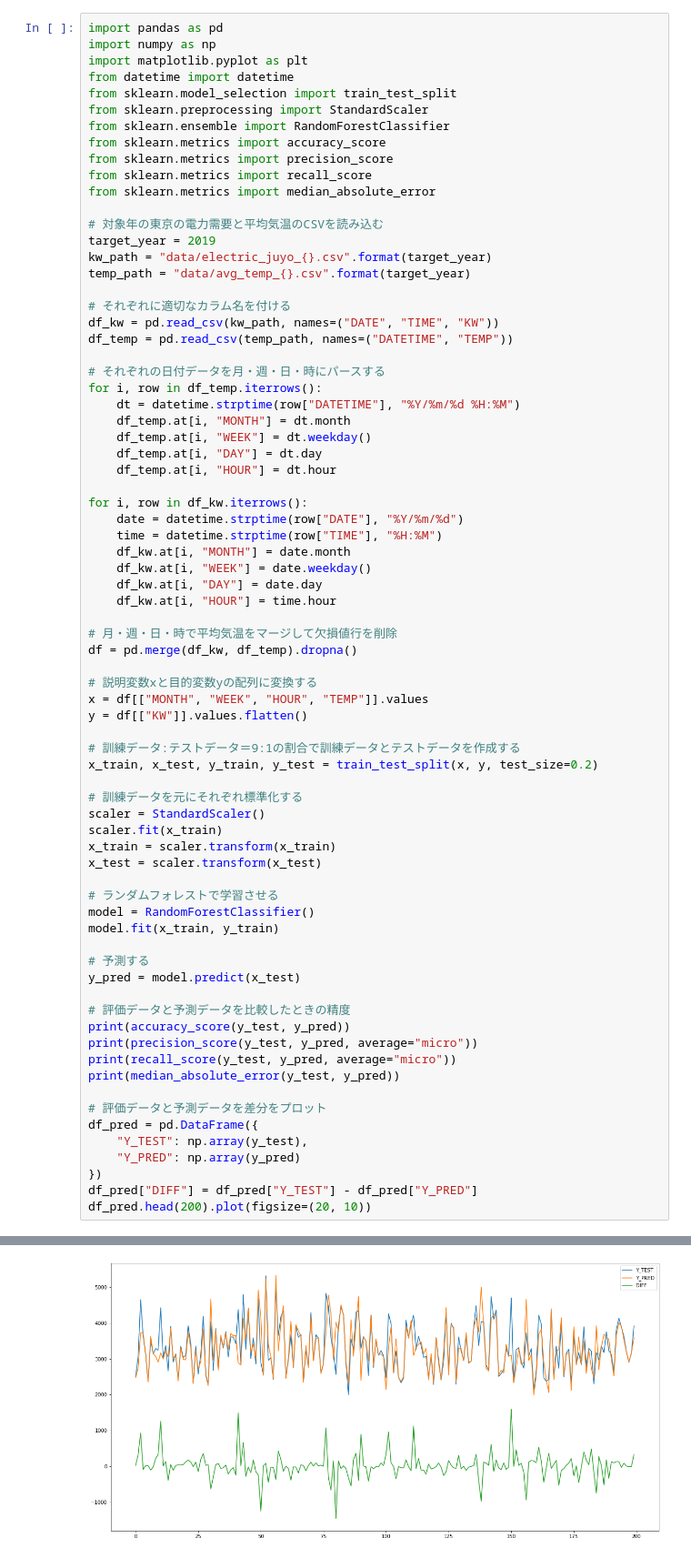
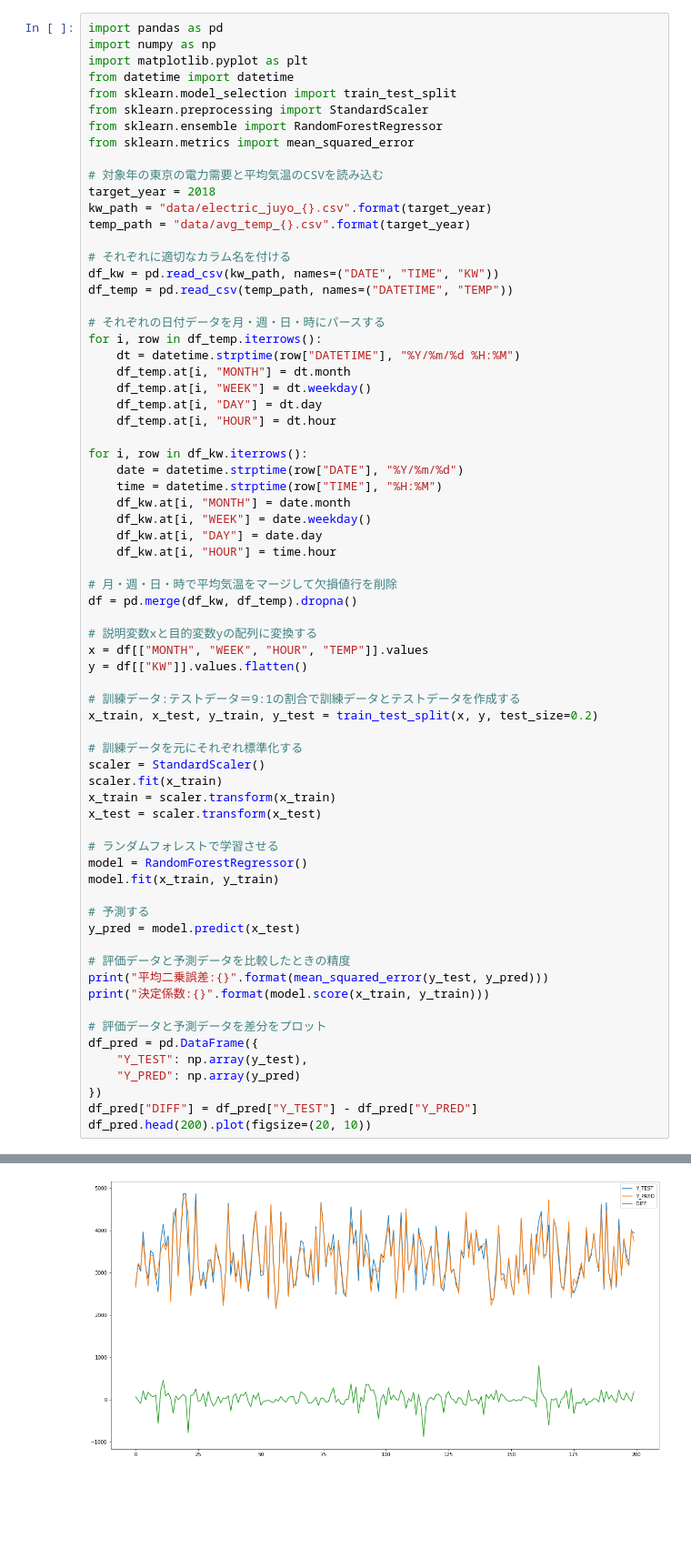
Before and after one commit to yuki-toida/python-jupyter, a Jupyter notebook: power_demand.ipynb, the cells around one changed output, grey strips where cells are left out. Shown: that part at 91% size. Drawn from its saved outputs; the diff is of its cells as text; blank space fills up the shorter version.

```diff
--- a/power_demand.ipynb
+++ b/power_demand.ipynb
@@ -5,14 +5,11 @@ import matplotlib.pyplot as plt
 from datetime import datetime
 from sklearn.model_selection import train_test_split
 from sklearn.preprocessing import StandardScaler
-from sklearn.ensemble import RandomForestClassifier
-from sklearn.metrics import accuracy_score
-from sklearn.metrics import precision_score
-from sklearn.metrics import recall_score
-from sklearn.metrics import median_absolute_error
+from sklearn.ensemble import RandomForestRegressor
+from sklearn.metrics import mean_squared_error
 
 # 対象年の東京の電力需要と平均気温のCSVを読み込む
-target_year = 2019
+target_year = 2018
 kw_path = "data/electric_juyo_{}.csv".format(target_year)
 temp_path = "data/avg_temp_{}.csv".format(target_year)
 
@@ -53,17 +50,15 @@ x_train = scaler.transform(x_train)
 x_test = scaler.transform(x_test)
 
 # ランダムフォレストで学習させる
-model = RandomForestClassifier()
+model = RandomForestRegressor()
 model.fit(x_train, y_train)
 
 # 予測する
 y_pred = model.predict(x_test)
 
 # 評価データと予測データを比較したときの精度
-print(accuracy_score(y_test, y_pred))
-print(precision_score(y_test, y_pred, average="micro"))
-print(recall_score(y_test, y_pred, average="micro"))
-print(median_absolute_error(y_test, y_pred))
+print("平均二乗誤差:{}".format(mean_squared_error(y_test, y_pred)))
+print("決定係数:{}".format(model.score(x_train, y_train)))
 
 # 評価データと予測データを差分をプロット
 df_pred = pd.DataFrame({
@@ -80,2 +73,2 @@ df_pred.head(200).plot(figsize=(20, 10))
 <AxesSubplot:>
-[figure, old version]
+[figure, new version]
```
Also changed, not shown: parts of 1 cell of this notebook.
